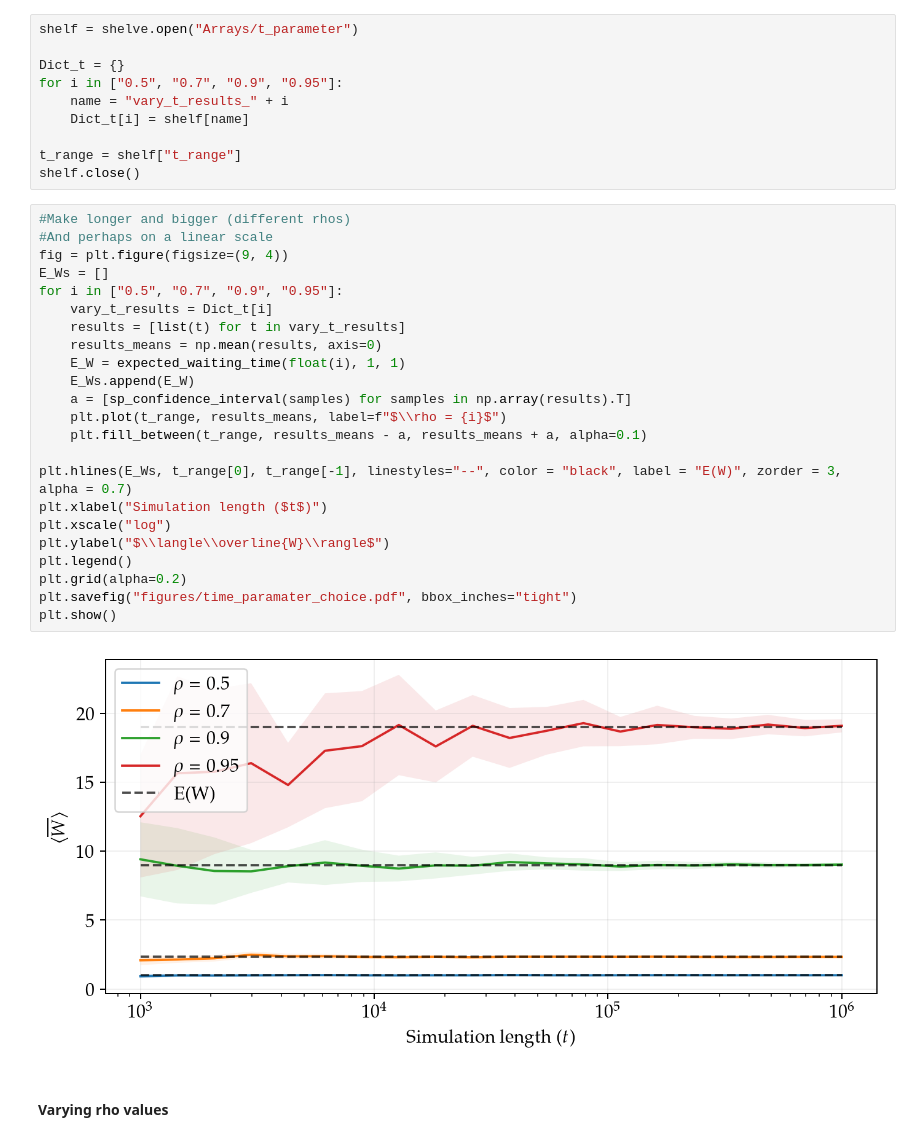
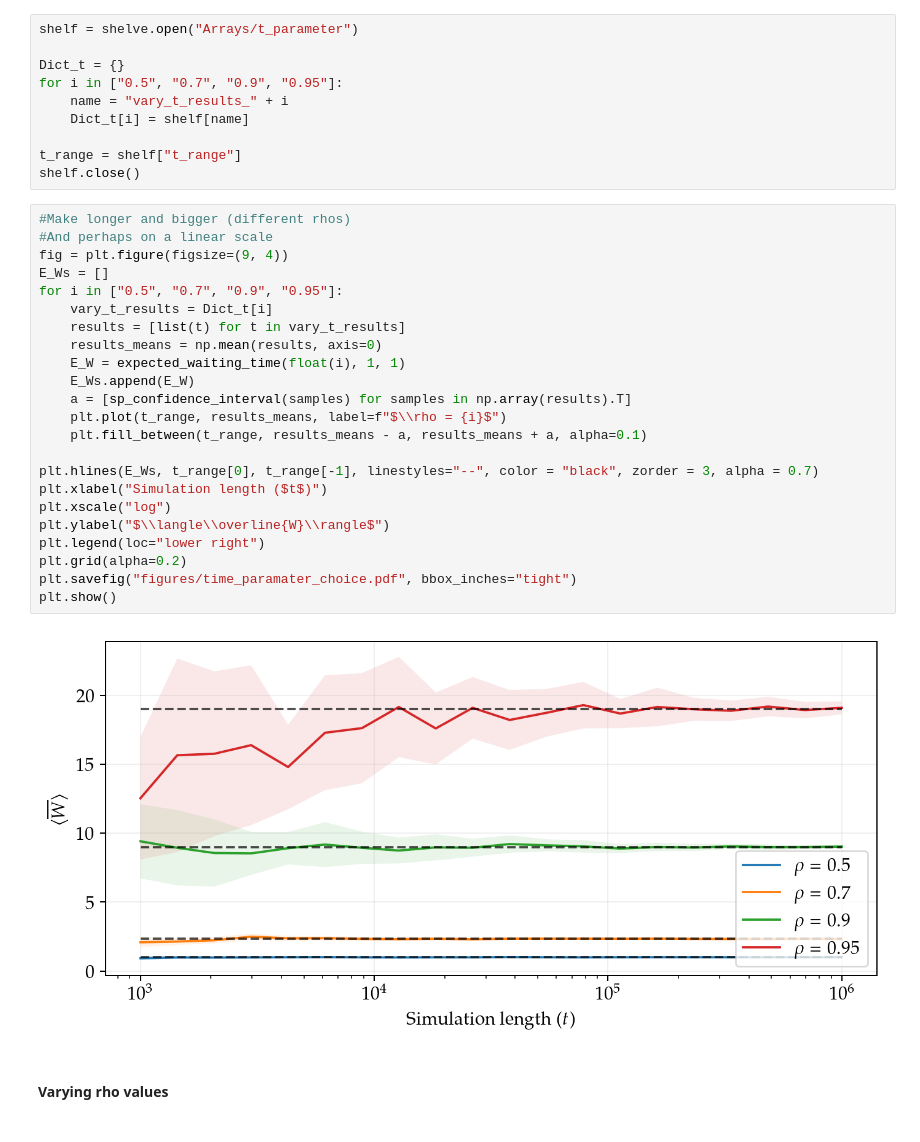
Before and after one commit to Maloup/Stochastic_assignment_2, a Jupyter notebook: Result_visualization.ipynb, the cells around one changed output. Saved outputs shown, nothing was run; the diff lists cells and outputs as text.

Commit message:
Move legend in time plot

```diff
--- a/Result_visualization.ipynb
+++ b/Result_visualization.ipynb
@@ -161,28 +161,28 @@ shelf.close()
 # %%
 #Make longer and bigger (different rhos)
 #And perhaps on a linear scale
 fig = plt.figure(figsize=(9, 4))
 E_Ws = []
 for i in ["0.5", "0.7", "0.9", "0.95"]:
     vary_t_results = Dict_t[i]
     results = [list(t) for t in vary_t_results]
     results_means = np.mean(results, axis=0)
     E_W = expected_waiting_time(float(i), 1, 1)
     E_Ws.append(E_W)
     a = [sp_confidence_interval(samples) for samples in np.array(results).T]
     plt.plot(t_range, results_means, label=f"$\\rho = {i}$")
     plt.fill_between(t_range, results_means - a, results_means + a, alpha=0.1)
 
-plt.hlines(E_Ws, t_range[0], t_range[-1], linestyles="--", color = "black", label = "E(W)", zorder = 3, alpha = 0.7)
+plt.hlines(E_Ws, t_range[0], t_range[-1], linestyles="--", color = "black", zorder = 3, alpha = 0.7)
 plt.xlabel("Simulation length ($t$)")
 plt.xscale("log")
 plt.ylabel("$\\langle\\overline{W}\\rangle$")
-plt.legend()
+plt.legend(loc="lower right")
 plt.grid(alpha=0.2)
 plt.savefig("figures/time_paramater_choice.pdf", bbox_inches="tight")
 plt.show()
 # %% [output]
-[figure, old version]
+[figure, new version]
 # %% [markdown]
 #### Varying rho values
 # %%
```
Also changed, not shown: parts of 6 cells of this notebook, 1 other file.
